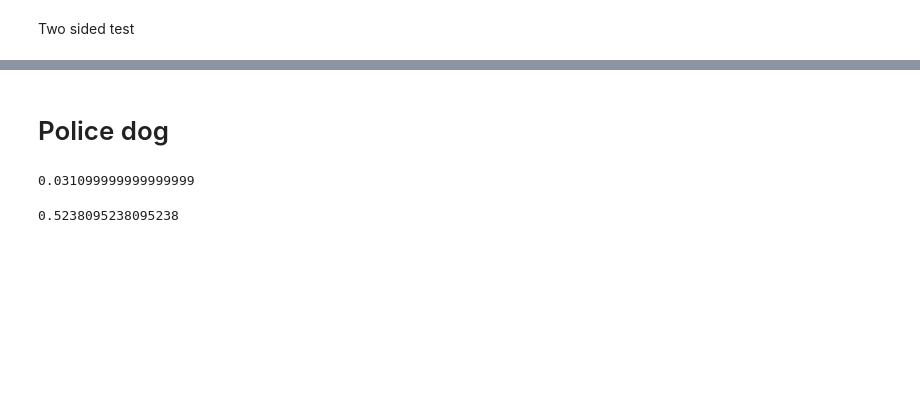
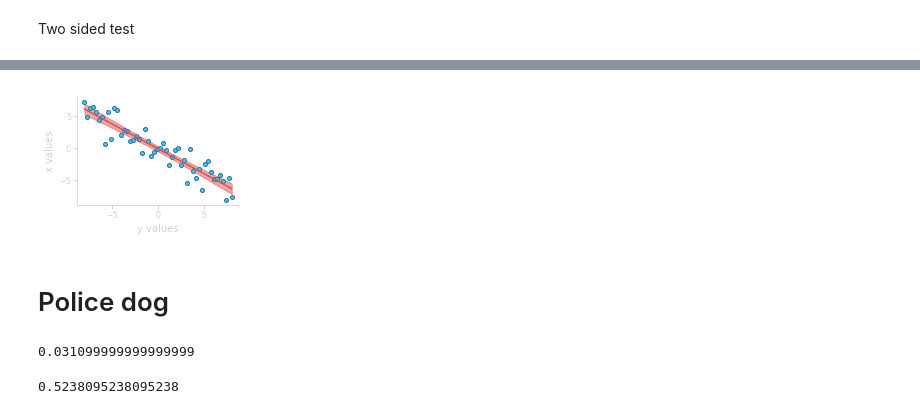
Before and after one commit to gcalmettes/stats13-slides, a Jupyter notebook: notebook-fig/figs-slides.ipynb, the cells around one changed output, grey strips where cells are left out. Saved outputs shown, nothing was run; the diff lists cells and outputs as text; code cells hidden in the pictures; blank space fills up the shorter version.

```diff
--- a/notebook-fig/figs-slides.ipynb
+++ b/notebook-fig/figs-slides.ipynb
@@ -2003,3 +2134,38 @@ for i,(ax,null) in enumerate(zip([ax1, ax2, ax3, ax4, ax5, ax6],[0.5, 0.55, 0.58
+# %%
+linreg_res = np.zeros((10000, 2))
+linreg_lines1 = np.zeros((10000, t.size))
+for i in range(10000):
+    k = np.random.randint(50, size=50)
+    slope, intercept = sp.polyfit(t[k], xn[k], 1)
+    linreg_res[i] = [slope, intercept]
+    linreg_lines1[i]=sp.polyval([slope,intercept],t)
+# %%
+#matplotlib ploting
+fig = plt.figure(figsize=(3, 2))
+ax = fig.add_axes([0.2, 0.2, 0.75, 0.75])
+
+ax.set_xlabel('y values', size=10, color=colors["lightgray"])
+ax.set_ylabel('x values', size=10, color=colors["lightgray"])
+for spine in ['top', 'right']:
+    ax.spines[spine].set_color('none')
+for spine in ['bottom', 'left']:
+    ax.spines[spine].set_color(colors["lightgray"])
+ax.xaxis.set_ticks_position('bottom')
+ax.yaxis.set_ticks_position('left')
+ax.tick_params(axis='both', which='major', direction='out', width=1, length=4, color=colors["lightgray"],
+               labelsize=8, labelcolor=colors["lightgray"], pad=2)
+
+ax.plot(t, xn, 'o', ms=4, mfc=colors["blue"], mew=1, clip_on=False)
+ax.plot(t, xr,'-', color=colors["red"])
+
+#95% CI
+ax.fill_between(t, np.sort(linreg_lines1, axis=0)[250, :], np.sort(linreg_lines1, axis=0)[9750, :],
+                color=colors["red"], edgecolor='None', alpha=0.5)
+
+
+plt.savefig("/Users/Gui/Box Sync/_STATS13/_Slides/_stats13-Lectures/assets/img/lec/bootstrap-showcase-regression-ci.svg", transparent=True)
+# %% [output]
+[figure, added]
 # %% [markdown]
 # Police dog
 # %%
```
Also changed, not shown: parts of 14 cells of this notebook, 15 other files.
